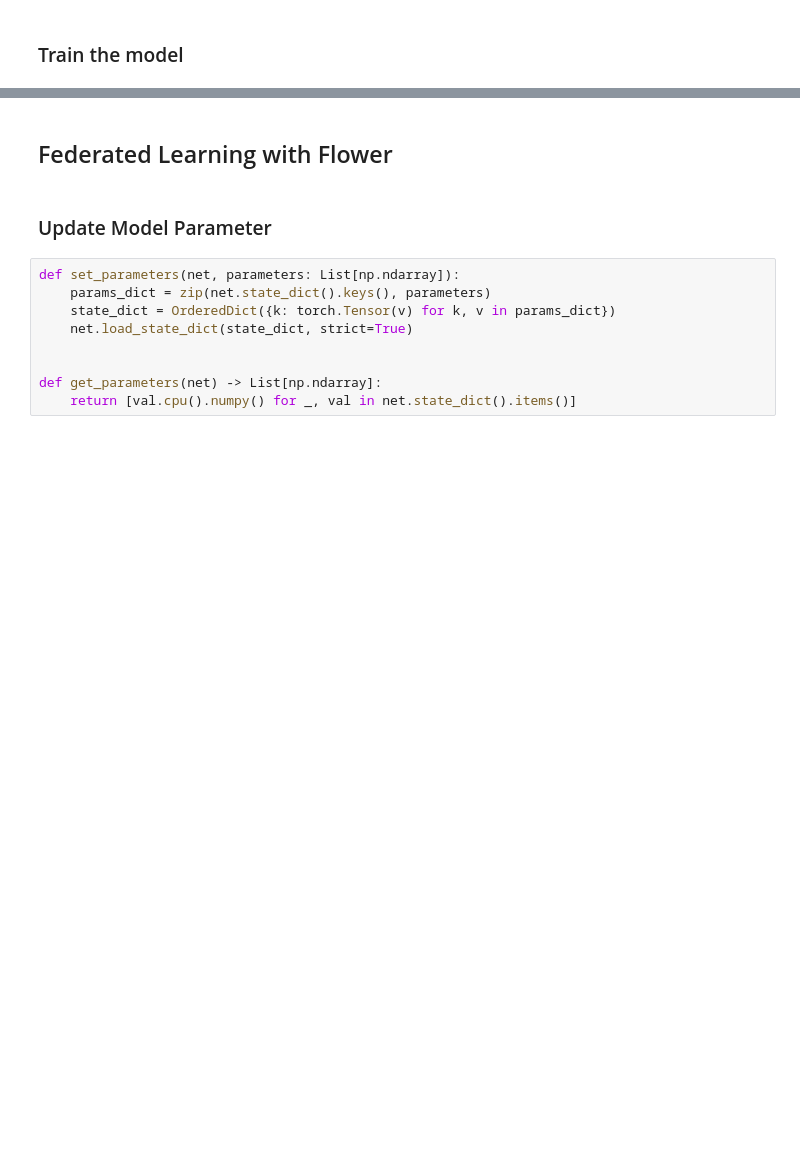
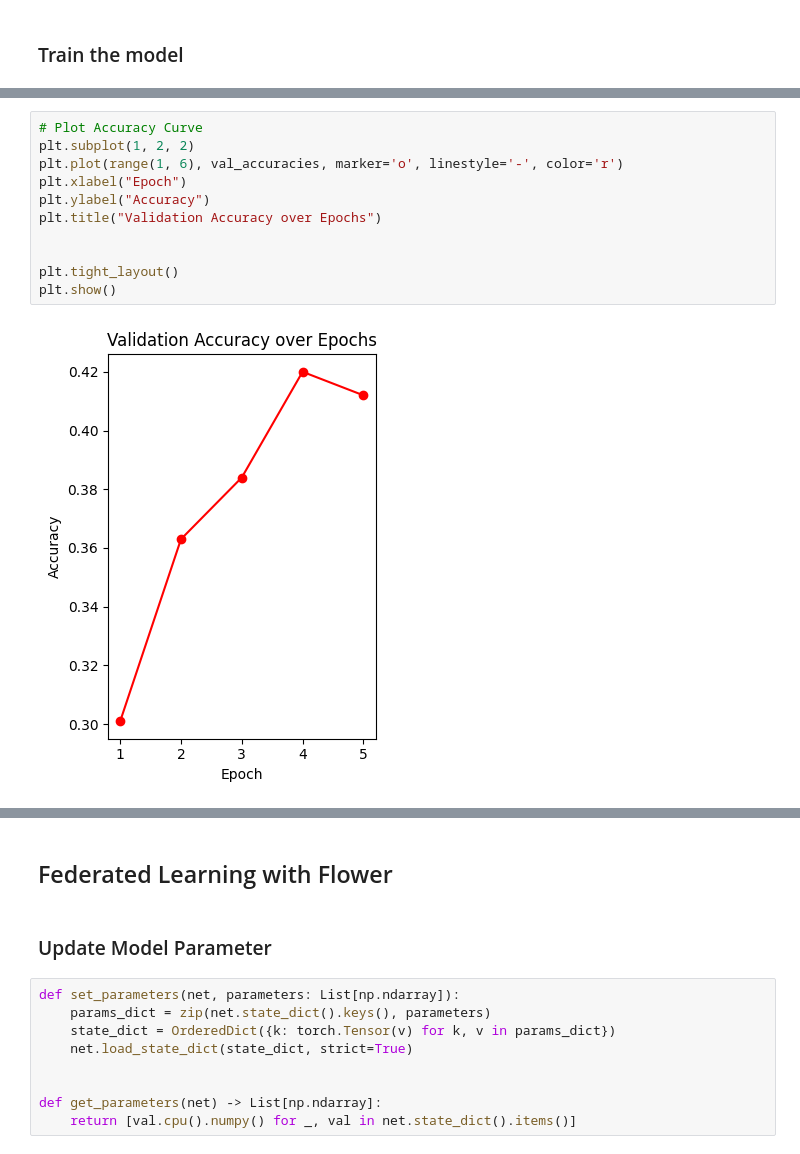
Before and after one commit to mridulmaikhuri/federated_learning, a Jupyter notebook: federated_learning.ipynb, the cells around one changed output, grey strips where cells are left out. Cells and saved outputs as stored; diff of their text form; blank space fills up the shorter version.

```diff
--- a/federated_learning.ipynb
+++ b/federated_learning.ipynb
@@ -173,0 +232,13 @@ Final test set performance:
+# %%
+# Plot Accuracy Curve
+plt.subplot(1, 2, 2)
+plt.plot(range(1, 6), val_accuracies, marker='o', linestyle='-', color='r')
+plt.xlabel("Epoch")
+plt.ylabel("Accuracy")
+plt.title("Validation Accuracy over Epochs")
+
+
+plt.tight_layout()
+plt.show()
+# %% [output]
+[figure, added]
```
Also changed, not shown: parts of 16 cells of this notebook.
